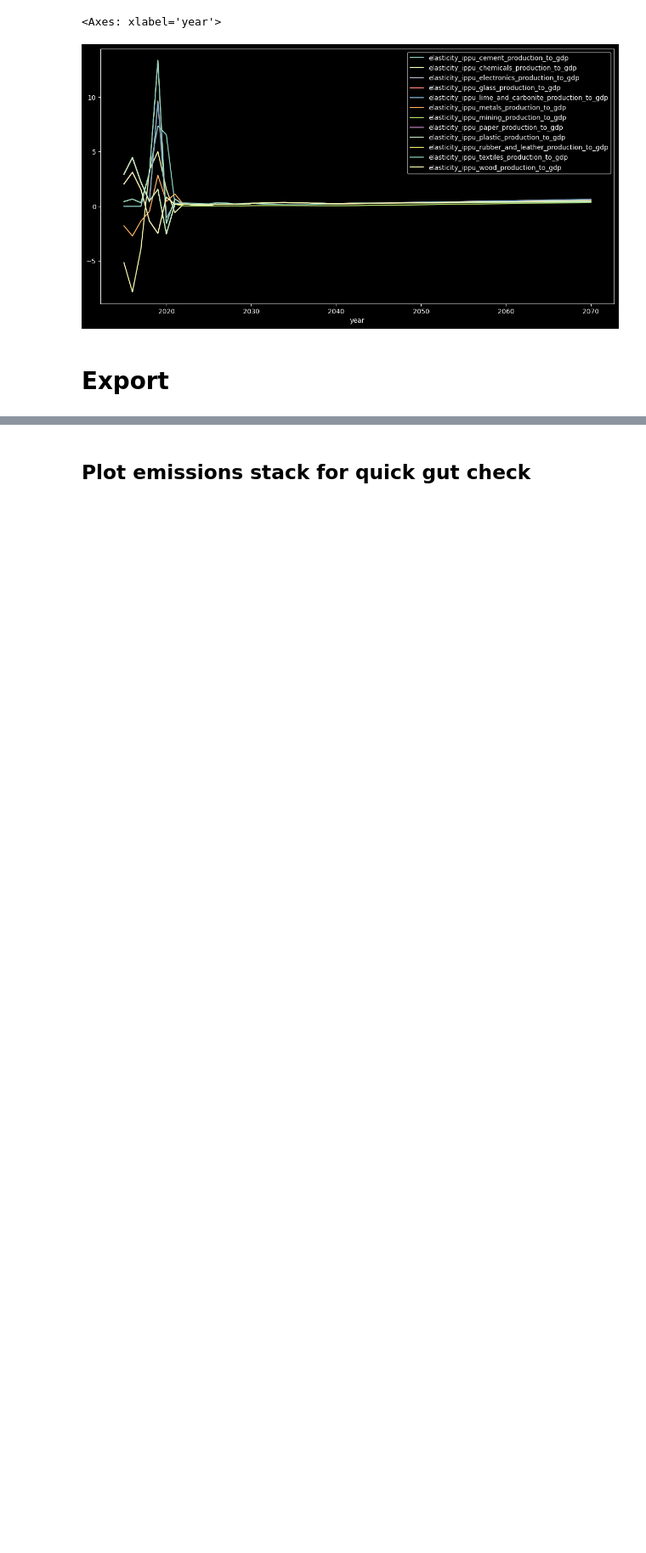
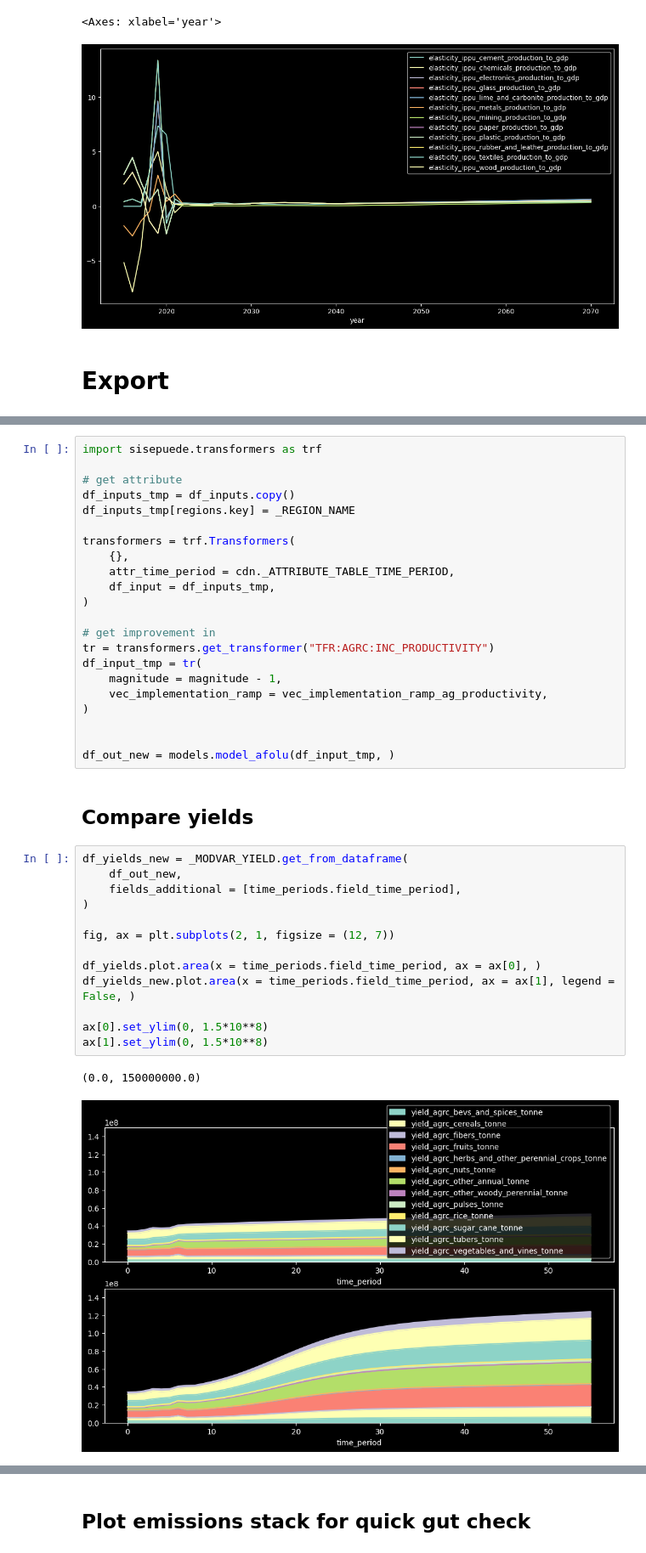
Before and after one commit to sisepuede-framework/ssp_uganda_data, a Jupyter notebook: data_processing/ELASTICITIES_INDUSTRIAL_PRODUCTION.ipynb, the cells around one changed output, grey strips where cells are left out. Shown at 85% size. Cells and saved outputs as stored; diff of their text form; blank space fills up the shorter version.

```diff
--- a/data_processing/ELASTICITIES_INDUSTRIAL_PRODUCTION.ipynb
+++ b/data_processing/ELASTICITIES_INDUSTRIAL_PRODUCTION.ipynb
@@ -399,0 +460,40 @@ df_prodscalar.to_csv(
+# %%
+import sisepuede.transformers as trf
+
+# get attribute
+df_inputs_tmp = df_inputs.copy()
+df_inputs_tmp[regions.key] = _REGION_NAME
+
+transformers = trf.Transformers(
+    {},
+    attr_time_period = cdn._ATTRIBUTE_TABLE_TIME_PERIOD,
+    df_input = df_inputs_tmp,
+)
+
+# get improvement in
+tr = transformers.get_transformer("TFR:AGRC:INC_PRODUCTIVITY")
+df_input_tmp = tr(
+    magnitude = magnitude - 1,
+    vec_implementation_ramp = vec_implementation_ramp_ag_productivity,
+)
+
+
+df_out_new = models.model_afolu(df_input_tmp, )
+# %% [markdown]
+##  Compare yields
+# %%
+df_yields_new = _MODVAR_YIELD.get_from_dataframe(
+    df_out_new,
+    fields_additional = [time_periods.field_time_period],
+)
+
+fig, ax = plt.subplots(2, 1, figsize = (12, 7))
+
+df_yields.plot.area(x = time_periods.field_time_period, ax = ax[0], )
+df_yields_new.plot.area(x = time_periods.field_time_period, ax = ax[1], legend = False, )
+
+ax[0].set_ylim(0, 1.5*10**8)
+ax[1].set_ylim(0, 1.5*10**8)
+# %% [output]
+(0.0, 150000000.0)
+[figure, added]
```
Also changed, not shown: parts of 21 cells of this notebook, 10 other files.
